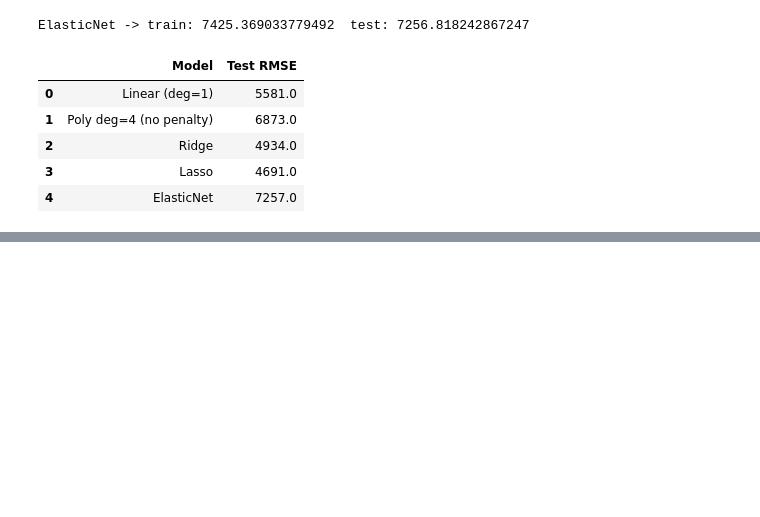
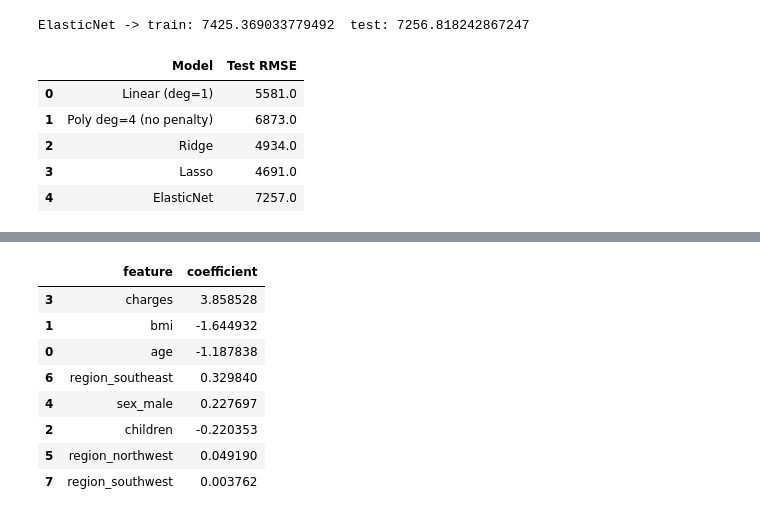
Before and after one commit to EvezMemmedov/End-to-End-Data-Science, a Jupyter notebook: Project-01/insurance_ml.ipynb, the cells around one changed output, grey strips where cells are left out. Cells and saved outputs as stored; diff of their text form; code cells hidden in the pictures; blank space fills up the shorter version.

```diff
--- a/Project-01/insurance_ml.ipynb
+++ b/Project-01/insurance_ml.ipynb
@@ -656,0 +732,16 @@ results.round(0)
+# %%
+coefs = pd.DataFrame({
+    'feature': Xc_train.columns,
+    'coefficient': log_reg[-1].coef_[0]
+}).sort_values('coefficient', key=abs, ascending=False)
+coefs
+# %% [output]
+|  | feature | coefficient |
+| 3 | charges | 3.858528 |
+| 1 | bmi | -1.644932 |
+| 0 | age | -1.187838 |
+| 6 | region_southeast | 0.329840 |
+| 4 | sex_male | 0.227697 |
+| 2 | children | -0.220353 |
+| 5 | region_northwest | 0.049190 |
+| 7 | region_southwest | 0.003762 |
```
Also changed, not shown: parts of 7 cells of this notebook.
